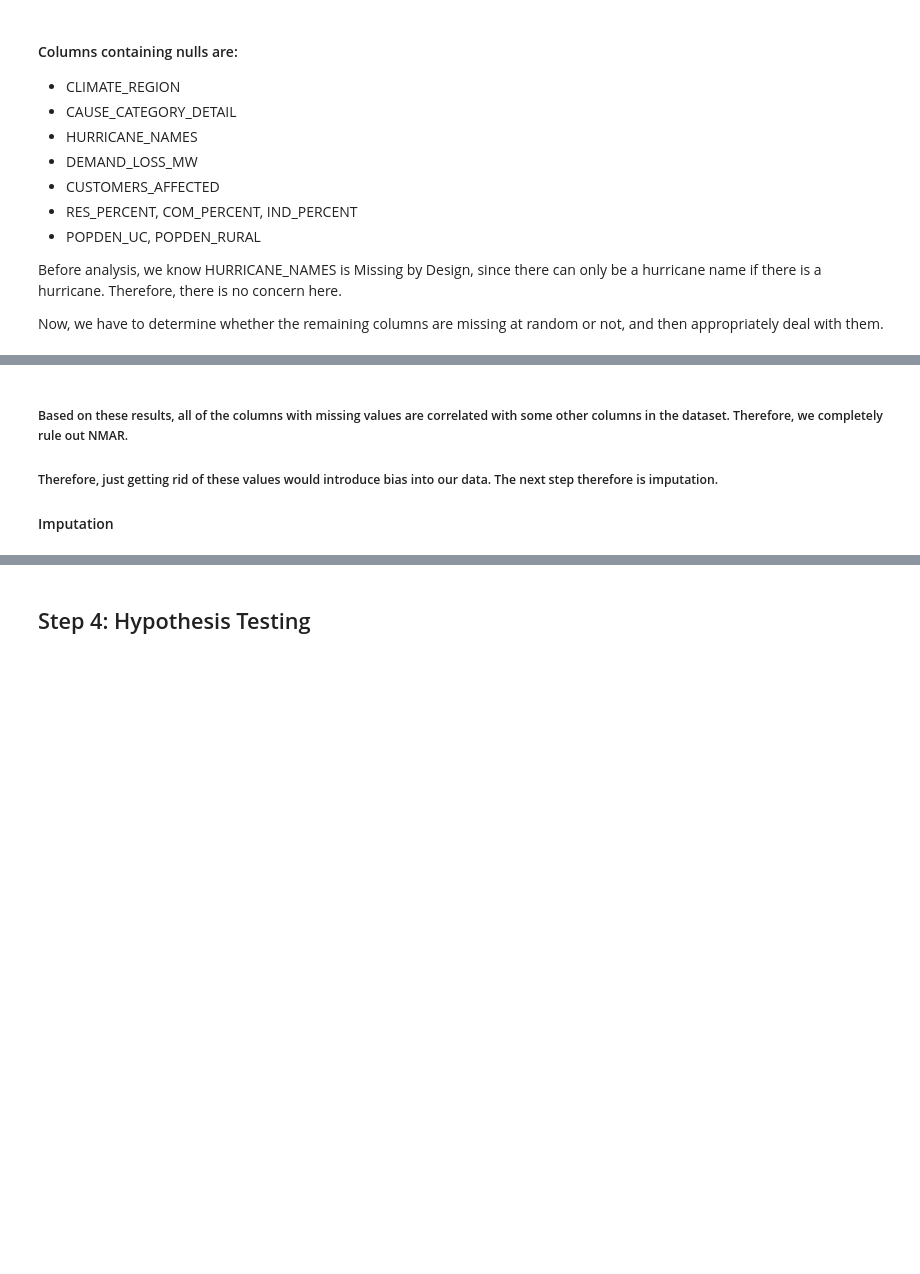
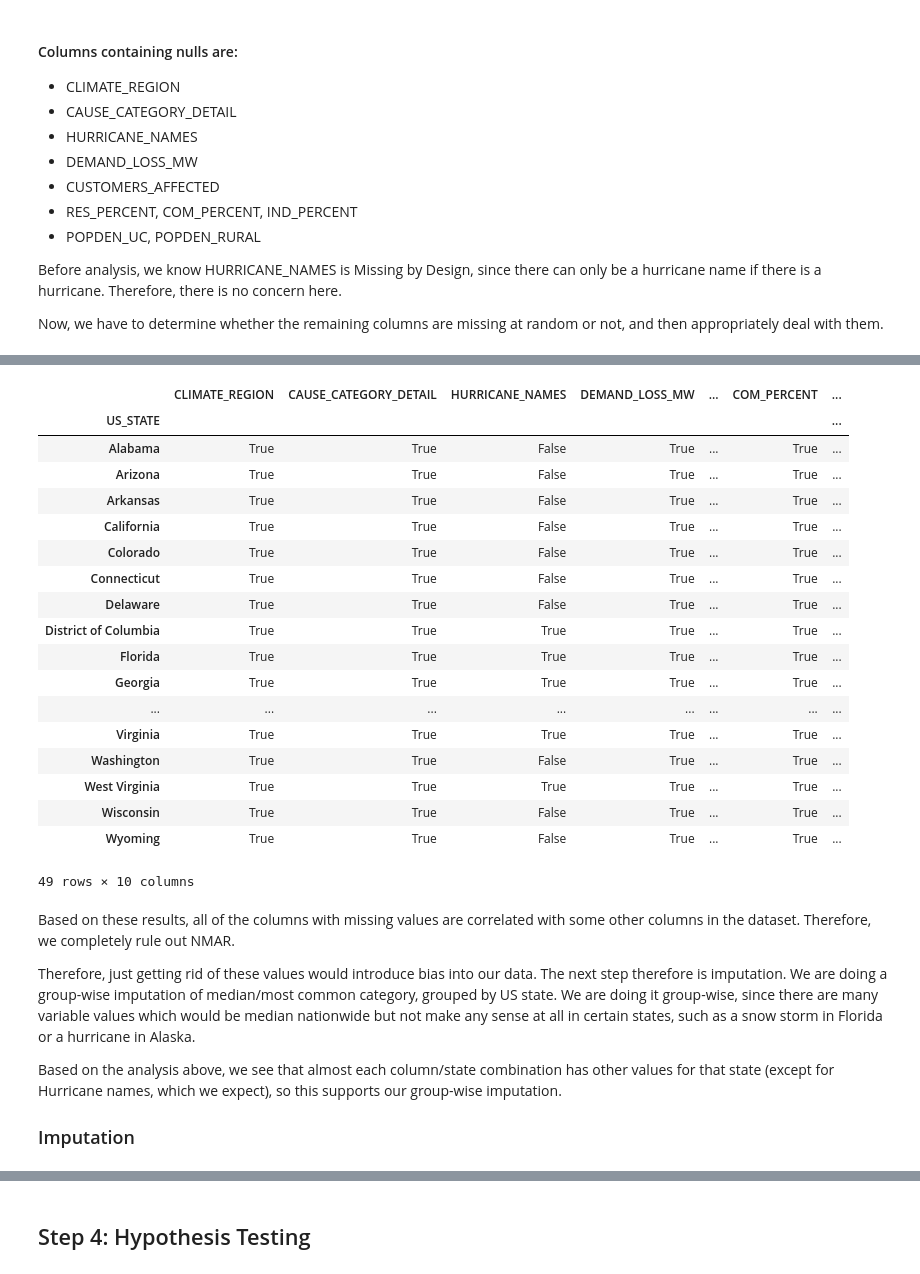
Before and after one commit to ajaganathan-coder/Power-Breakers, a Jupyter notebook: template.ipynb, the cells around one changed output, grey strips where cells are left out. Saved outputs shown, nothing was run; the diff lists cells and outputs as text; code cells hidden in the pictures; blank space fills up the shorter version.

```diff
--- a/template.ipynb
+++ b/template.ipynb
@@ -609,6 +606,39 @@ Precision loss occurred in moment calculation due to catastrophic cancellation.
+# %%
+# columns that have at least one missing value overall
+cols_with_missing = outage_df.columns[outage_df.isna().any()].tolist()
+
+state_nonnull = (
+    outage_df.groupby("US_STATE")[cols_with_missing]
+             .apply(lambda g: g.notna().any())
+)
+
+pd.set_option("display.max_rows", None)
+state_nonnull  # rows = states, cols = variables, values True/False
+# %% [output]
+|  | CLIMATE_REGION | CAUSE_CATEGORY_DETAIL | HURRICANE_NAMES | DEMAND_LOSS_MW | ... | COM_PERCENT | ... |
+| US_STATE |  |  |  |  |  |  | ... |
+| Alabama | True | True | False | True | ... | True | ... |
+| Arizona | True | True | False | True | ... | True | ... |
+| Arkansas | True | True | False | True | ... | True | ... |
+| California | True | True | False | True | ... | True | ... |
+| Colorado | True | True | False | True | ... | True | ... |
+| Connecticut | True | True | False | True | ... | True | ... |
+| Delaware | True | True | False | True | ... | True | ... |
+| District of Columbia | True | True | True | True | ... | True | ... |
+| Florida | True | True | True | True | ... | True | ... |
+| Georgia | True | True | True | True | ... | True | ... |
+| ... | ... | ... | ... | ... | ... | ... | ... |
+| Virginia | True | True | True | True | ... | True | ... |
+| Washington | True | True | False | True | ... | True | ... |
+| West Virginia | True | True | True | True | ... | True | ... |
+| Wisconsin | True | True | False | True | ... | True | ... |
+| Wyoming | True | True | False | True | ... | True | ... |
+49 rows × 10 columns
 # %% [markdown]
-##### Based on these results, all of the columns with missing values are correlated with some other columns in the dataset. Therefore, we completely rule out NMAR.
+Based on these results, all of the columns with missing values are correlated with some other columns in the dataset. Therefore, we completely rule out NMAR.
 
-##### Therefore, just getting rid of these values would introduce bias into our data. The next step therefore is imputation.
+Therefore, just getting rid of these values would introduce bias into our data. The next step therefore is imputation. We are doing a group-wise imputation of median/most common category, grouped by US state. We are doing it group-wise, since there are many variable values which would be median nationwide but not make any sense at all in certain states, such as a snow storm in Florida or a hurricane in Alaska.
 
-#### Imputation
+Based on the analysis above, we see that almost each column/state combination has other values for that state (except for Hurricane names, which we expect), so this supports our group-wise imputation.
+
+### Imputation
```
Also changed, not shown: parts of 10 cells of this notebook.
